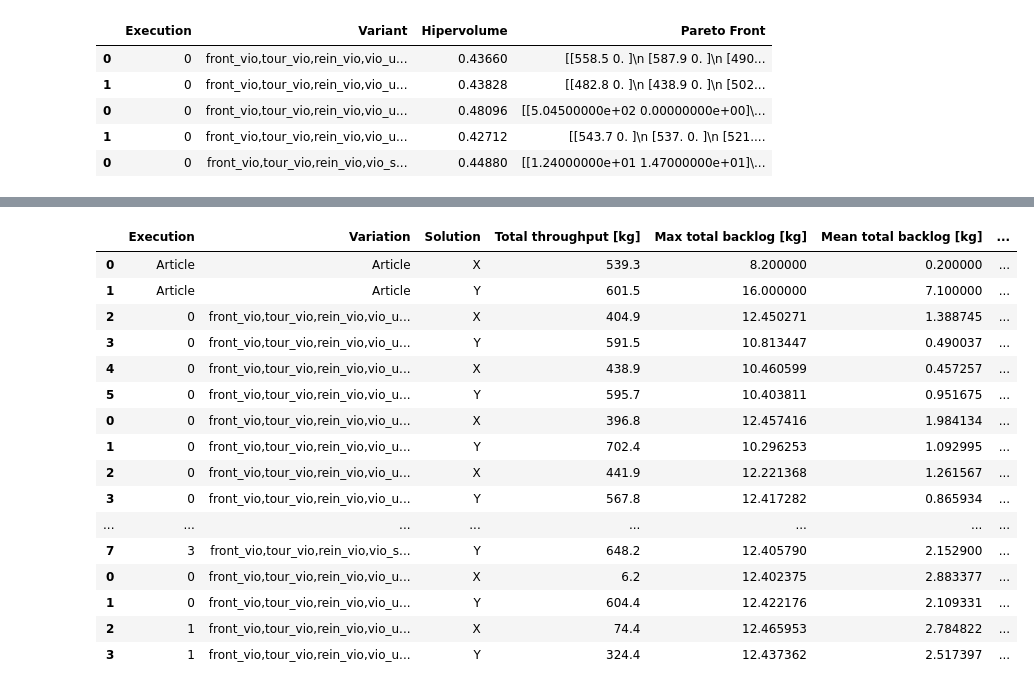
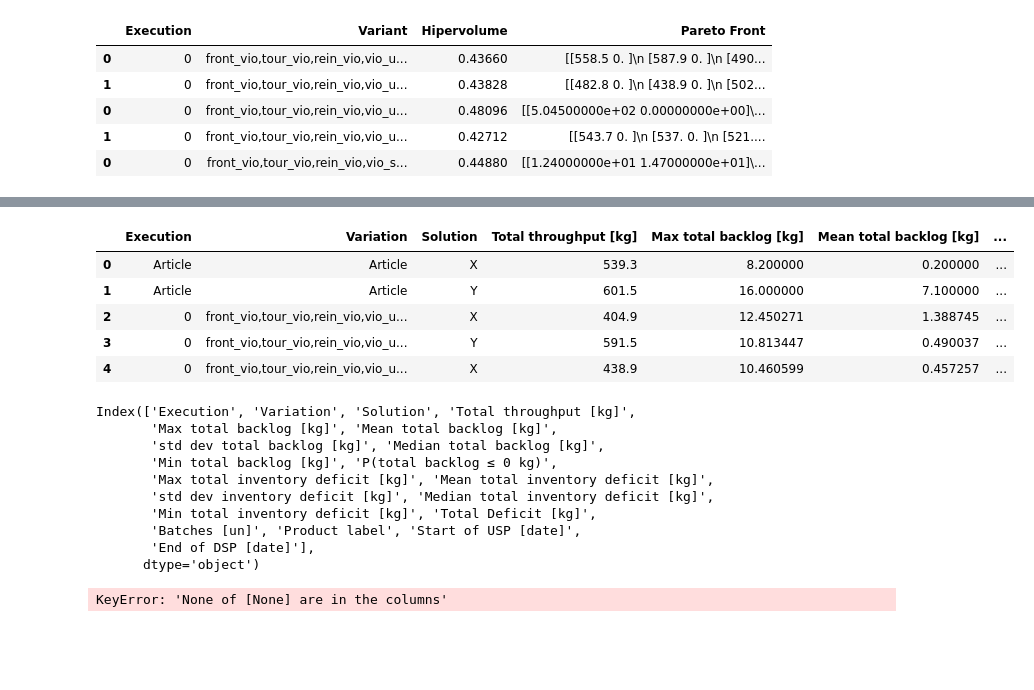
Before and after one commit to DTKx/capacityplanpy, a Jupyter notebook: 02_implementacao/reproduction.ipynb, the cells around one changed output, grey strips where cells are left out. Drawn from its saved outputs; the diff is of its cells as text; code cells hidden in the pictures; blank space fills up the shorter version.

```diff
--- a/02_implementacao/reproduction.ipynb
+++ b/02_implementacao/reproduction.ipynb
@@ -122,21 +123,27 @@ df_fexec.describe()
 | max | 3.000000 | 0.505548 |
 # %%
-df_find
+df_find.head()
 # %% [output]
 |  | Execution | Variation | Solution | Total throughput [kg] | Max total backlog [kg] | Mean total backlog [kg] | ... |
 | 0 | Article | Article | X | 539.3 | 8.200000 | 0.200000 | ... |
 | 1 | Article | Article | Y | 601.5 | 16.000000 | 7.100000 | ... |
 | 2 | 0 | front_vio,tour_vio,rein_vio,vio_u... | X | 404.9 | 12.450271 | 1.388745 | ... |
 | 3 | 0 | front_vio,tour_vio,rein_vio,vio_u... | Y | 591.5 | 10.813447 | 0.490037 | ... |
 | 4 | 0 | front_vio,tour_vio,rein_vio,vio_u... | X | 438.9 | 10.460599 | 0.457257 | ... |
-| 5 | 0 | front_vio,tour_vio,rein_vio,vio_u... | Y | 595.7 | 10.403811 | 0.951675 | ... |
-| 0 | 0 | front_vio,tour_vio,rein_vio,vio_u... | X | 396.8 | 12.457416 | 1.984134 | ... |
-| 1 | 0 | front_vio,tour_vio,rein_vio,vio_u... | Y | 702.4 | 10.296253 | 1.092995 | ... |
-| 2 | 0 | front_vio,tour_vio,rein_vio,vio_u... | X | 441.9 | 12.221368 | 1.261567 | ... |
-| 3 | 0 | front_vio,tour_vio,rein_vio,vio_u... | Y | 567.8 | 12.417282 | 0.865934 | ... |
-| ... | ... | ... | ... | ... | ... | ... | ... |
-| 7 | 3 | front_vio,tour_vio,rein_vio,vio_s... | Y | 648.2 | 12.405790 | 2.152900 | ... |
-| 0 | 0 | front_vio,tour_vio,rein_vio,vio_u... | X | 6.2 | 12.402375 | 2.883377 | ... |
-| 1 | 0 | front_vio,tour_vio,rein_vio,vio_u... | Y | 604.4 | 12.422176 | 2.109331 | ... |
-| 2 | 1 | front_vio,tour_vio,rein_vio,vio_u... | X | 74.4 | 12.465953 | 2.784822 | ... |
-| 3 | 1 | front_vio,tour_vio,rein_vio,vio_u... | Y | 324.4 | 12.437362 | 2.517397 | ... |
+# %%
+df_find.columns
+# %% [output]
+Index(['Execution', 'Variation', 'Solution', 'Total throughput [kg]',
+       'Max total backlog [kg]', 'Mean total backlog [kg]',
+       'std dev total backlog [kg]', 'Median total backlog [kg]',
+       'Min total backlog [kg]', 'P(total backlog ≤ 0 kg)',
+       'Max total inventory deficit [kg]', 'Mean total inventory deficit [kg]',
+       'std dev inventory deficit [kg]', 'Median total inventory deficit [kg]',
+       'Min total inventory deficit [kg]', 'Total Deficit [kg]',
+       'Batches [un]', 'Product label', 'Start of USP [date]',
+       'End of DSP [date]'],
+      dtype='object')
+# %%
+table6=df_find.pivot(index=['Variation', 'Solution'])
+# %% [output]
+KeyError: 'None of [None] are in the columns'
```
Also changed, not shown: parts of 11 cells of this notebook, 1 other file.
